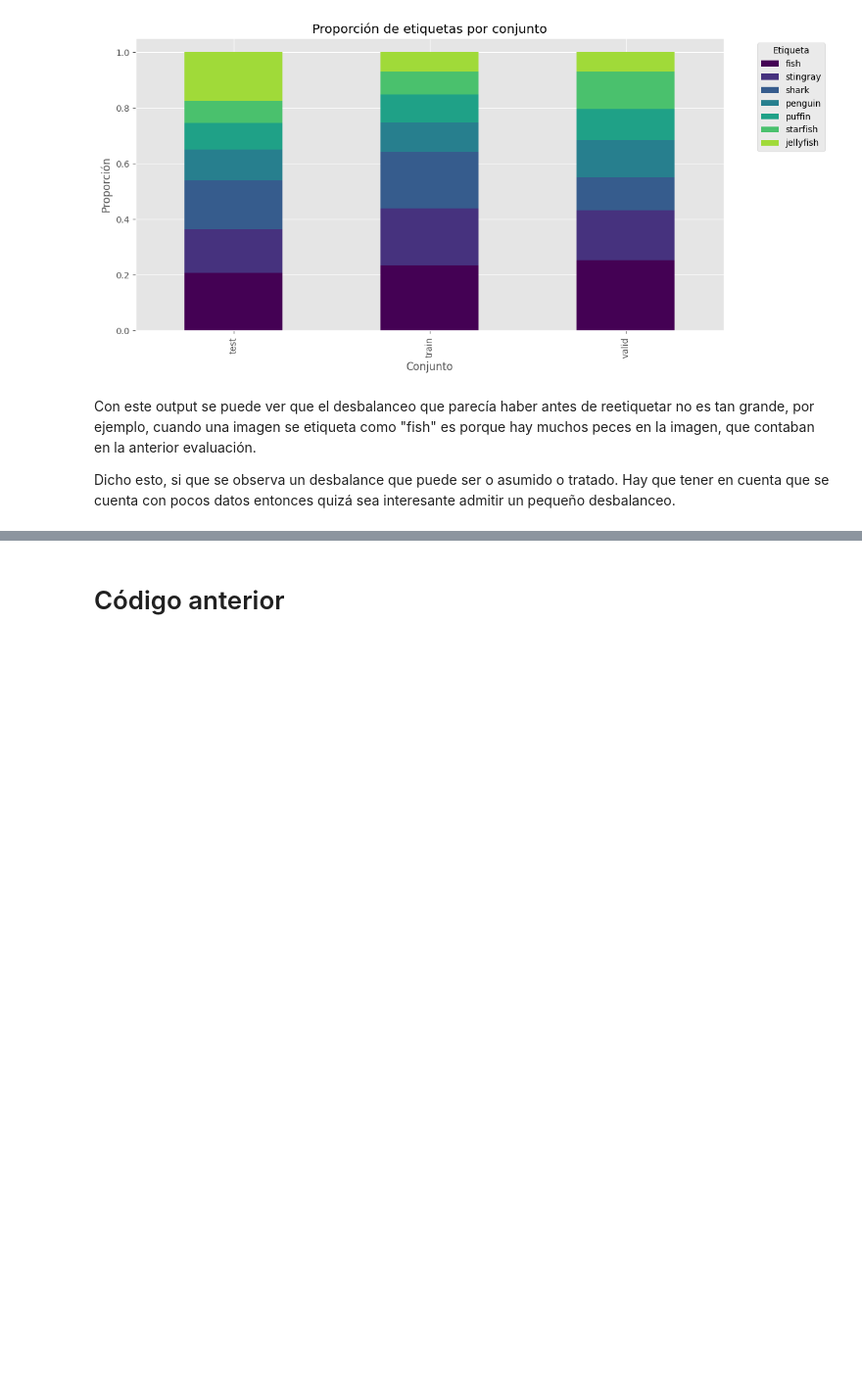
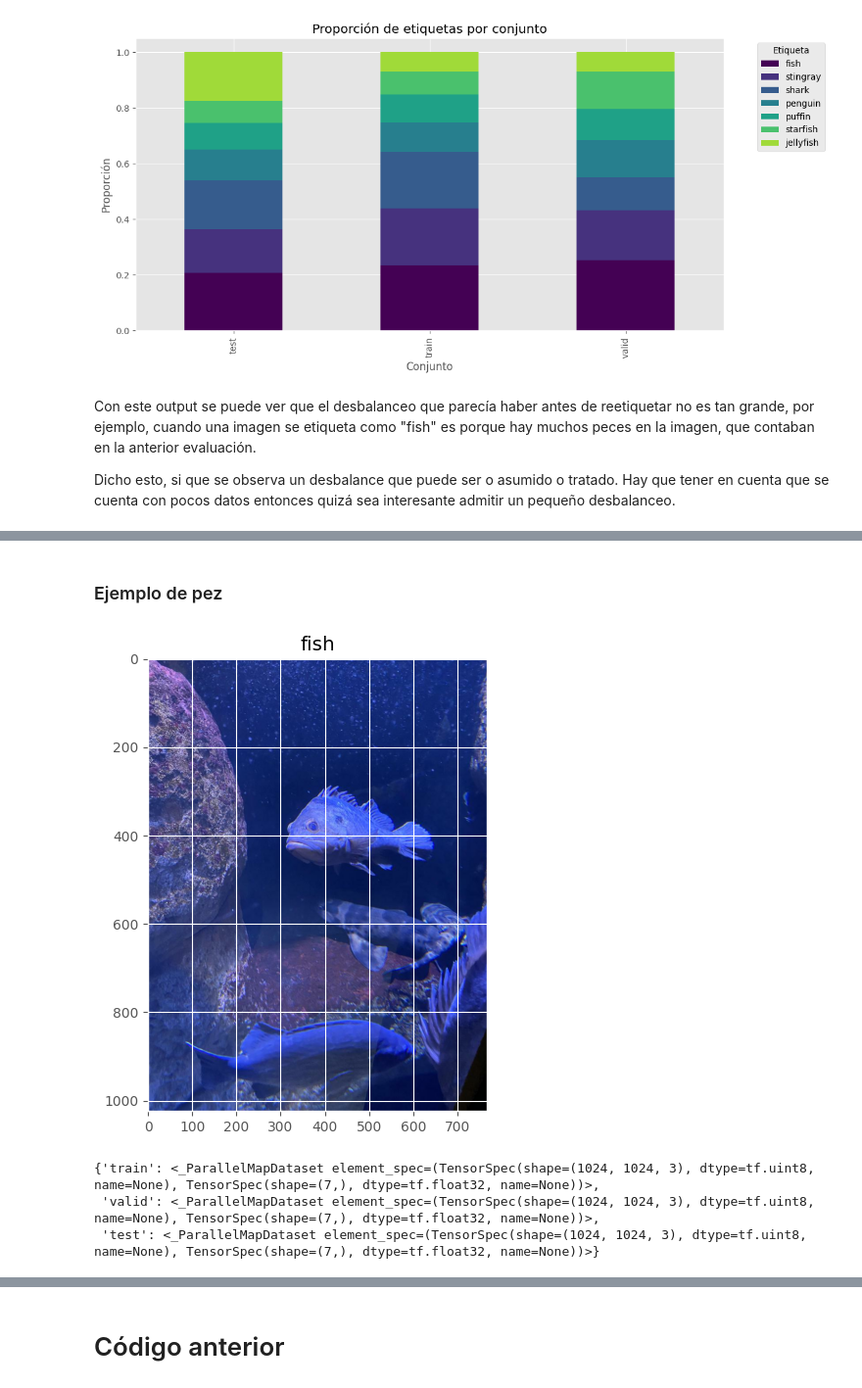
Before and after one commit to Alf-caput/UFVDeepLearning, a Jupyter notebook: P1_ComputerVision/P1_Notebook.ipynb, the cells around one changed output, grey strips where cells are left out. Shown at 98% size. Saved outputs shown, nothing was run; the diff lists cells and outputs as text; code cells hidden in the pictures; blank space fills up the shorter version.

```diff
--- a/P1_ComputerVision/P1_Notebook.ipynb
+++ b/P1_ComputerVision/P1_Notebook.ipynb
@@ -376,0 +543,53 @@ Dicho esto, si que se observa un desbalance que puede ser o asumido o tratado. H
+# %% [markdown]
+### Ejemplo de pez
+# %%
+import matplotlib.pyplot as plt
+
+# Obtiene un ejemplo (imagen, etiqueta) del conjunto de prueba
+# - as_numpy_iterator() convierte el dataset de TensorFlow a un iterador numpy
+# - next() extrae la primera tupla del iterador, separando la imagen y la etiqueta
+image, label = next(ds["test"].as_numpy_iterator())
+
+# Visualiza la imagen usando matplotlib
+plt.imshow(image)
+
+# Crea un título para la imagen que muestra su clase:
+# 1. np.argmax(label) encuentra el índice con el valor más alto en el vector one-hot
+#    (ej: si label=[0,0,1,0,0,0,0], np.argmax(label)=2)
+# 2. class_mapping[índice] obtiene el nombre de la clase en formato binario
+#    (ej: class_mapping[2] = b'penguin')
+# 3. .decode() convierte del formato binario a string normal
+#    (ej: b'penguin' → 'penguin')
+plt.title(class_mapping[np.argmax(label)].decode())
+
+# Muestra la imagen con su título en una ventana gráfica
+plt.show()
+# %% [output]
+[figure, added]
+# %%
+# Inicia el pipeline obteniendo las rutas a las imágenes de cada conjunto (train, valid, test)
+ds = get_jpg_ds(set_names, data_dir)
+
+# PASO 1: Agregar etiquetas a los datos
+# Transforma cada ruta de imagen para crear una tupla (ruta_imagen, etiqueta)
+# - La función get_label() extrae la clase de la estructura de directorios y la convierte a formato one-hot
+update_ds(ds, lambda x: (x, get_label(x)))
+
+# PASO 2: Cargar el contenido real de las imágenes
+# Transforma cada elemento para reemplazar la ruta por el tensor de la imagen
+# - La función get_image() lee y decodifica la imagen desde su ruta
+update_ds(ds, lambda x, y: (get_image(x), y))
+
+# PASO 3: Normalizar las dimensiones de todas las imágenes
+# Aplica redimensionamiento con relleno o recorte para lograr un tamaño uniforme
+# - tf.image.resize_with_crop_or_pad mantiene la relación de aspecto original:
+#   * Si la imagen es más pequeña que 1024x1024, añade espacio en negro (padding)
+#   * Siempre centra la imagen original en el resultado final
+update_ds(ds, lambda x, y: (tf.image.resize_with_crop_or_pad(x, 1024, 1024), y))
+
+
+ds
+# %% [output]
+{'train': <_ParallelMapDataset element_spec=(TensorSpec(shape=(1024, 1024, 3), dtype=tf.uint8, name=None), TensorSpec(shape=(7,), dtype=tf.float32, name=None))>,
+ 'valid': <_ParallelMapDataset element_spec=(TensorSpec(shape=(1024, 1024, 3), dtype=tf.uint8, name=None), TensorSpec(shape=(7,), dtype=tf.float32, name=None))>,
+ 'test': <_ParallelMapDataset element_spec=(TensorSpec(shape=(1024, 1024, 3), dtype=tf.uint8, name=None), TensorSpec(shape=(7,), dtype=tf.float32, name=None))>}
```
Also changed, not shown: parts of 25 cells of this notebook.
